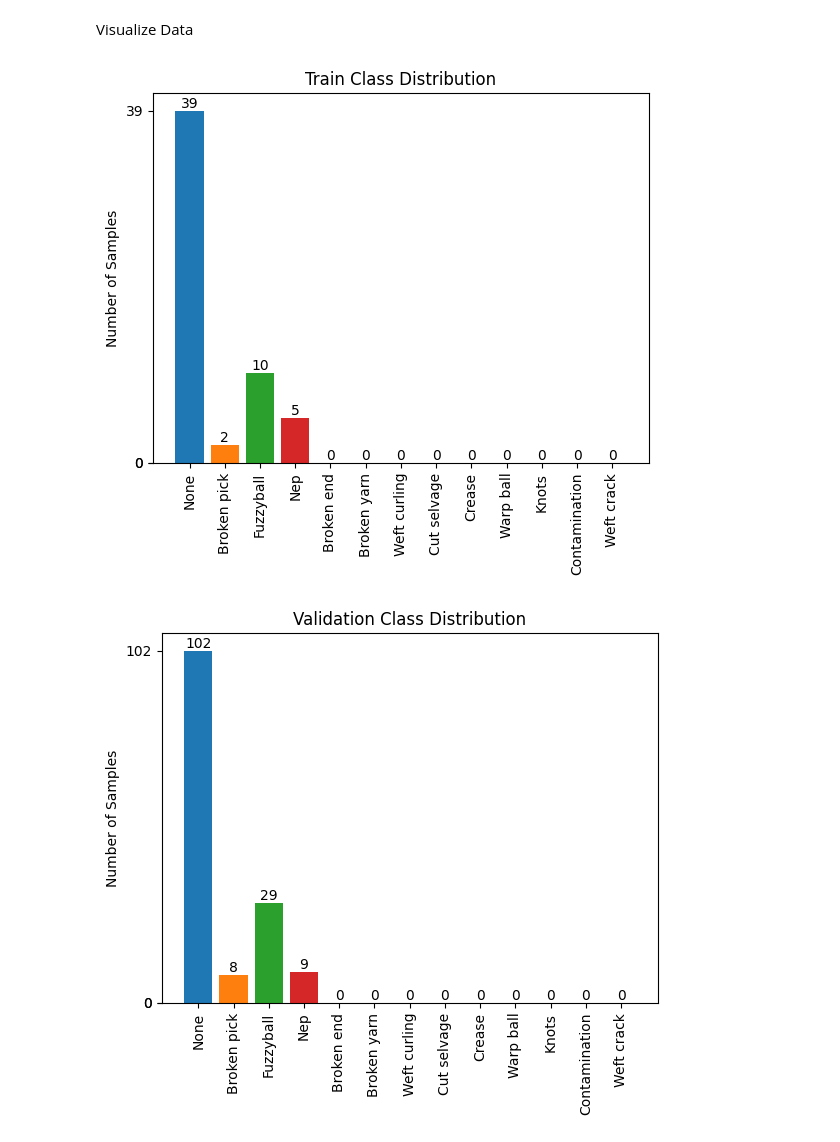
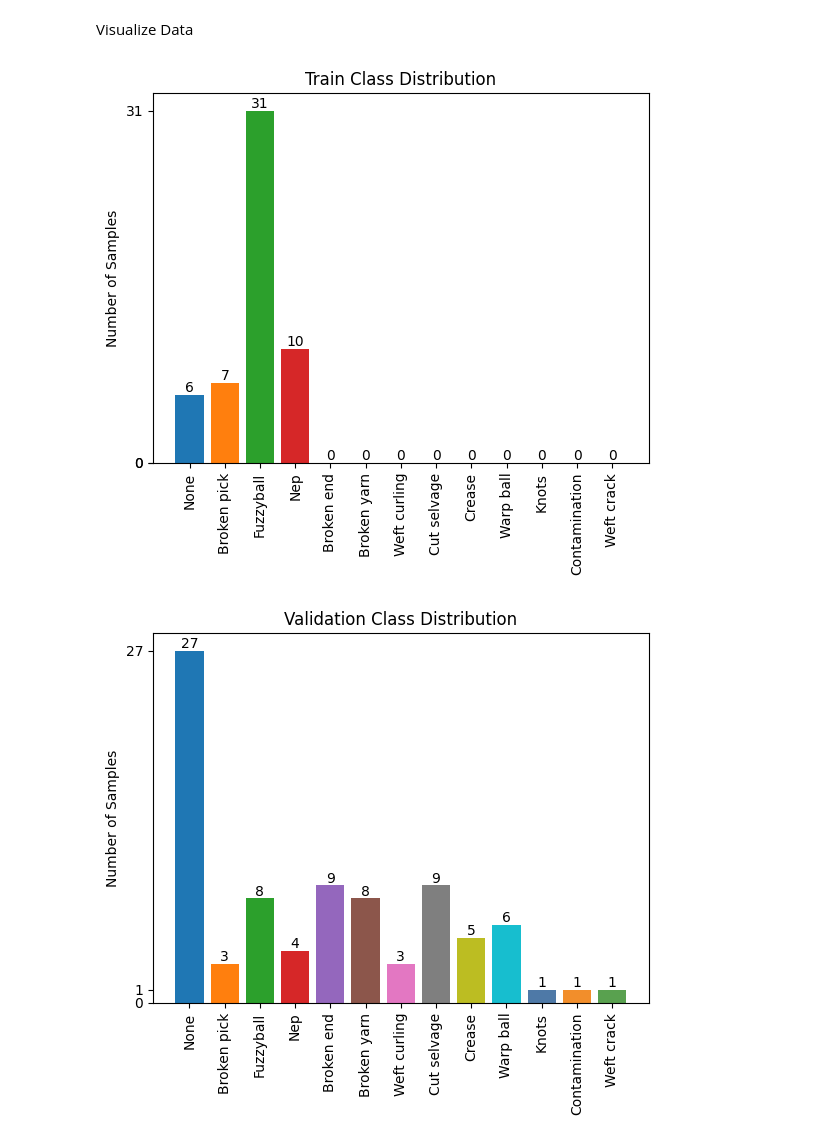
Before and after one commit to ajperry2/Loopr_Takehome, a Jupyter notebook: train_nn.ipynb, the cells around one changed output. Saved outputs shown, nothing was run; the diff lists cells and outputs as text; code cells hidden in the pictures.

```diff
--- a/train_nn.ipynb
+++ b/train_nn.ipynb
@@ -9,26 +9,29 @@ Visualize Data
 # %%
 from loopr.eda.class_visualization import number_of_files_per_class
 from loopr.data.classification import (
-    ClassificationDataset,
-    get_train_transforms,
-    get_valid_transforms )
+    ClassificationDataset)
+from loopr.data.contrastive import get_train_transforms, get_valid_transforms
 train_ds =  ClassificationDataset(
     transforms=get_train_transforms(),
     training=True,
     train_split=TrainingNNConfig.train_split,
-    censor_files=True
+    censor_files=False,
+    crop=True,
+    limited_classes={0:5}
 )
 val_ds =  ClassificationDataset(
     transforms=get_valid_transforms(),
     training=False,
     train_split=TrainingNNConfig.train_split,
-    censor_files=True
+    censor_files=False,
+    crop=True,
+
 )
 
 number_of_files_per_class(train_ds, val_ds)
 # %% [output]
-[figure, old version]
+[figure, new version]
-[figure, old version]
+[figure, new version]
 # %%
 
 from loopr.training.train_neural_net import train_neural_net
```
Also changed, not shown: parts of 5 cells of this notebook, 14 other files.
